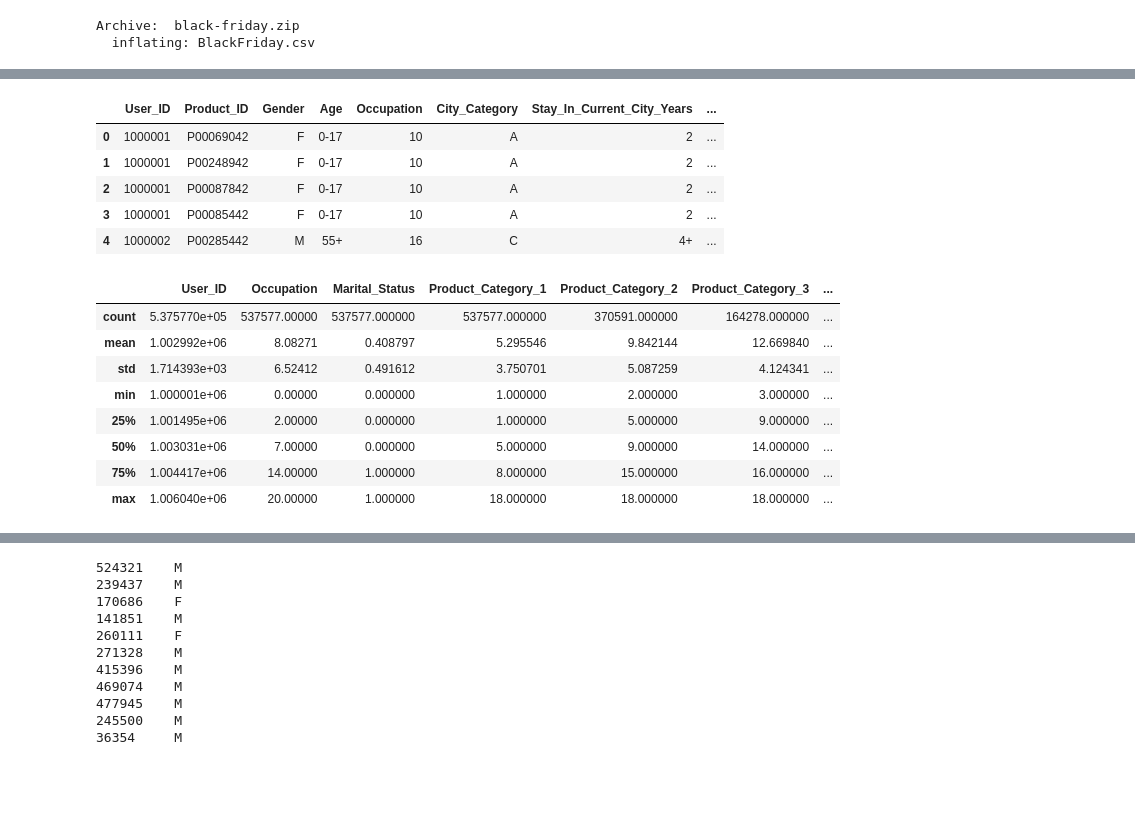
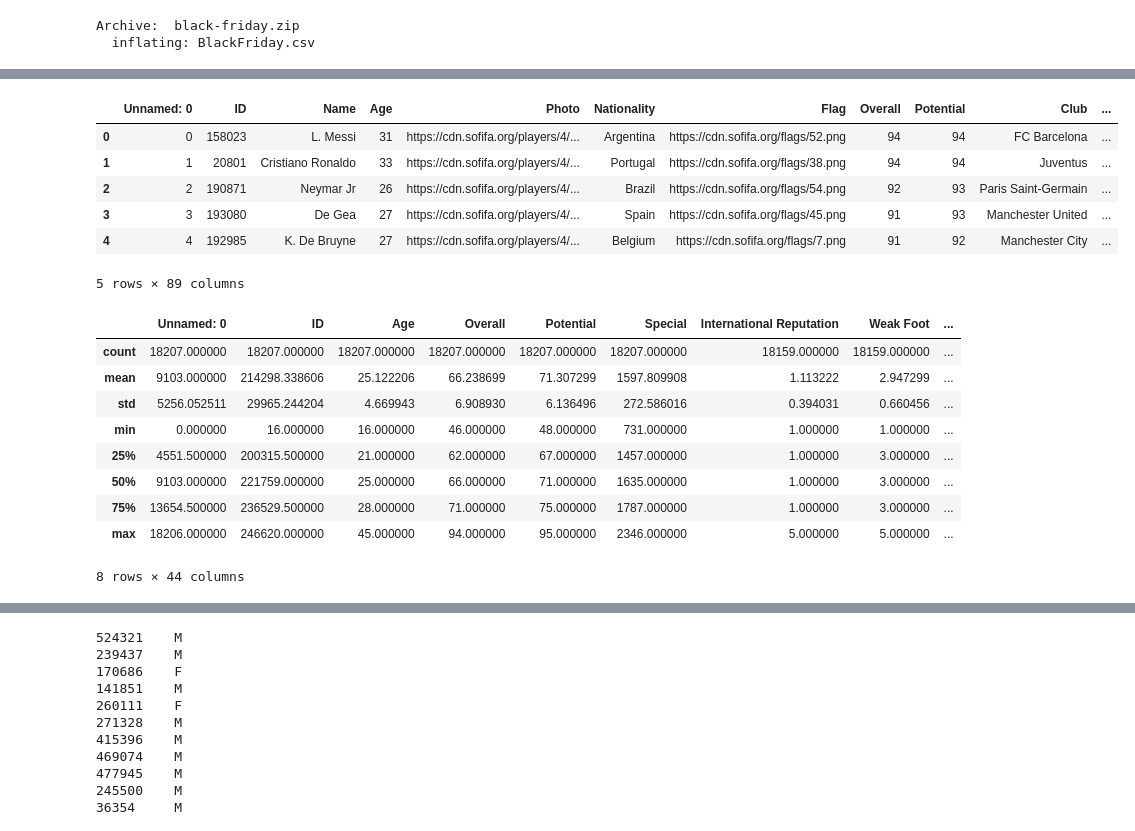
Before and after one commit to dilrubashowkat/MLearn, a Jupyter notebook: Untitled1.ipynb, the cells around one changed output, grey strips where cells are left out. Drawn from its saved outputs; the diff is of its cells as text; code cells hidden in the pictures; blank space fills up the shorter version.

```diff
--- a/Untitled1.ipynb
+++ b/Untitled1.ipynb
@@ -133,31 +141,34 @@ black-friday.zip  sample_data/
 # %%
 # Importing modules
 from matplotlib import pyplot as plt
 import numpy as np
 import pandas as pd
 import os, random, cv2
 #matplotlib inline
 # Let's check the labels
-bf= pd.read_csv("BlackFriday.csv")
+#bf= pd.read_csv("BlackFriday.csv")
+bf= pd.read_csv("data.csv")
 bf.head()
 # %% [output]
-|  | User_ID | Product_ID | Gender | Age | Occupation | City_Category | Stay_In_Current_City_Years | ... |
-| 0 | 1000001 | P00069042 | F | 0-17 | 10 | A | 2 | ... |
-| 1 | 1000001 | P00248942 | F | 0-17 | 10 | A | 2 | ... |
-| 2 | 1000001 | P00087842 | F | 0-17 | 10 | A | 2 | ... |
-| 3 | 1000001 | P00085442 | F | 0-17 | 10 | A | 2 | ... |
-| 4 | 1000002 | P00285442 | M | 55+ | 16 | C | 4+ | ... |
+|  | Unnamed: 0 | ID | Name | Age | Photo | Nationality | Flag | Overall | Potential | Club | ... |
+| 0 | 0 | 158023 | L. Messi | 31 | https://cdn.sofifa.org/players/4/... | Argentina | https://cdn.sofifa.org/flags/52.png | 94 | 94 | FC Barcelona | ... |
+| 1 | 1 | 20801 | Cristiano Ronaldo | 33 | https://cdn.sofifa.org/players/4/... | Portugal | https://cdn.sofifa.org/flags/38.png | 94 | 94 | Juventus | ... |
+| 2 | 2 | 190871 | Neymar Jr | 26 | https://cdn.sofifa.org/players/4/... | Brazil | https://cdn.sofifa.org/flags/54.png | 92 | 93 | Paris Saint-Germain | ... |
+| 3 | 3 | 193080 | De Gea | 27 | https://cdn.sofifa.org/players/4/... | Spain | https://cdn.sofifa.org/flags/45.png | 91 | 93 | Manchester United | ... |
+| 4 | 4 | 192985 | K. De Bruyne | 27 | https://cdn.sofifa.org/players/4/... | Belgium | https://cdn.sofifa.org/flags/7.png | 91 | 92 | Manchester City | ... |
+5 rows × 89 columns
 # %%
 bf.describe()
 # %% [output]
-|  | User_ID | Occupation | Marital_Status | Product_Category_1 | Product_Category_2 | Product_Category_3 | ... |
-| count | 5.375770e+05 | 537577.00000 | 537577.000000 | 537577.000000 | 370591.000000 | 164278.000000 | ... |
-| mean | 1.002992e+06 | 8.08271 | 0.408797 | 5.295546 | 9.842144 | 12.669840 | ... |
-| std | 1.714393e+03 | 6.52412 | 0.491612 | 3.750701 | 5.087259 | 4.124341 | ... |
-| min | 1.000001e+06 | 0.00000 | 0.000000 | 1.000000 | 2.000000 | 3.000000 | ... |
-| 25% | 1.001495e+06 | 2.00000 | 0.000000 | 1.000000 | 5.000000 | 9.000000 | ... |
-| 50% | 1.003031e+06 | 7.00000 | 0.000000 | 5.000000 | 9.000000 | 14.000000 | ... |
-| 75% | 1.004417e+06 | 14.00000 | 1.000000 | 8.000000 | 15.000000 | 16.000000 | ... |
-| max | 1.006040e+06 | 20.00000 | 1.000000 | 18.000000 | 18.000000 | 18.000000 | ... |
+|  | Unnamed: 0 | ID | Age | Overall | Potential | Special | International Reputation | Weak Foot | ... |
+| count | 18207.000000 | 18207.000000 | 18207.000000 | 18207.000000 | 18207.000000 | 18207.000000 | 18159.000000 | 18159.000000 | ... |
+| mean | 9103.000000 | 214298.338606 | 25.122206 | 66.238699 | 71.307299 | 1597.809908 | 1.113222 | 2.947299 | ... |
+| std | 5256.052511 | 29965.244204 | 4.669943 | 6.908930 | 6.136496 | 272.586016 | 0.394031 | 0.660456 | ... |
+| min | 0.000000 | 16.000000 | 16.000000 | 46.000000 | 48.000000 | 731.000000 | 1.000000 | 1.000000 | ... |
+| 25% | 4551.500000 | 200315.500000 | 21.000000 | 62.000000 | 67.000000 | 1457.000000 | 1.000000 | 3.000000 | ... |
+| 50% | 9103.000000 | 221759.000000 | 25.000000 | 66.000000 | 71.000000 | 1635.000000 | 1.000000 | 3.000000 | ... |
+| 75% | 13654.500000 | 236529.500000 | 28.000000 | 71.000000 | 75.000000 | 1787.000000 | 1.000000 | 3.000000 | ... |
+| max | 18206.000000 | 246620.000000 | 45.000000 | 94.000000 | 95.000000 | 2346.000000 | 5.000000 | 5.000000 | ... |
+8 rows × 44 columns
 # %%
 from sklearn.metrics import matthews_corrcoef
```
Also changed, not shown: parts of 7 cells of this notebook.
